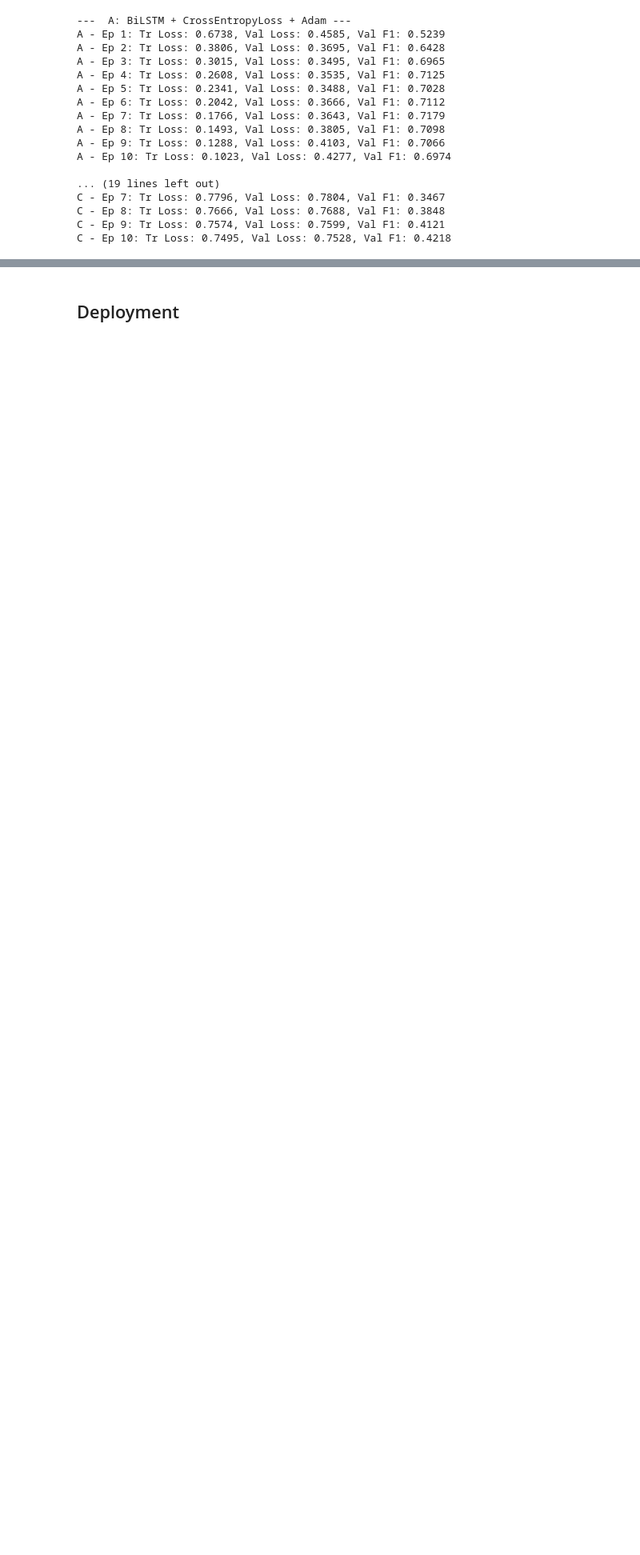
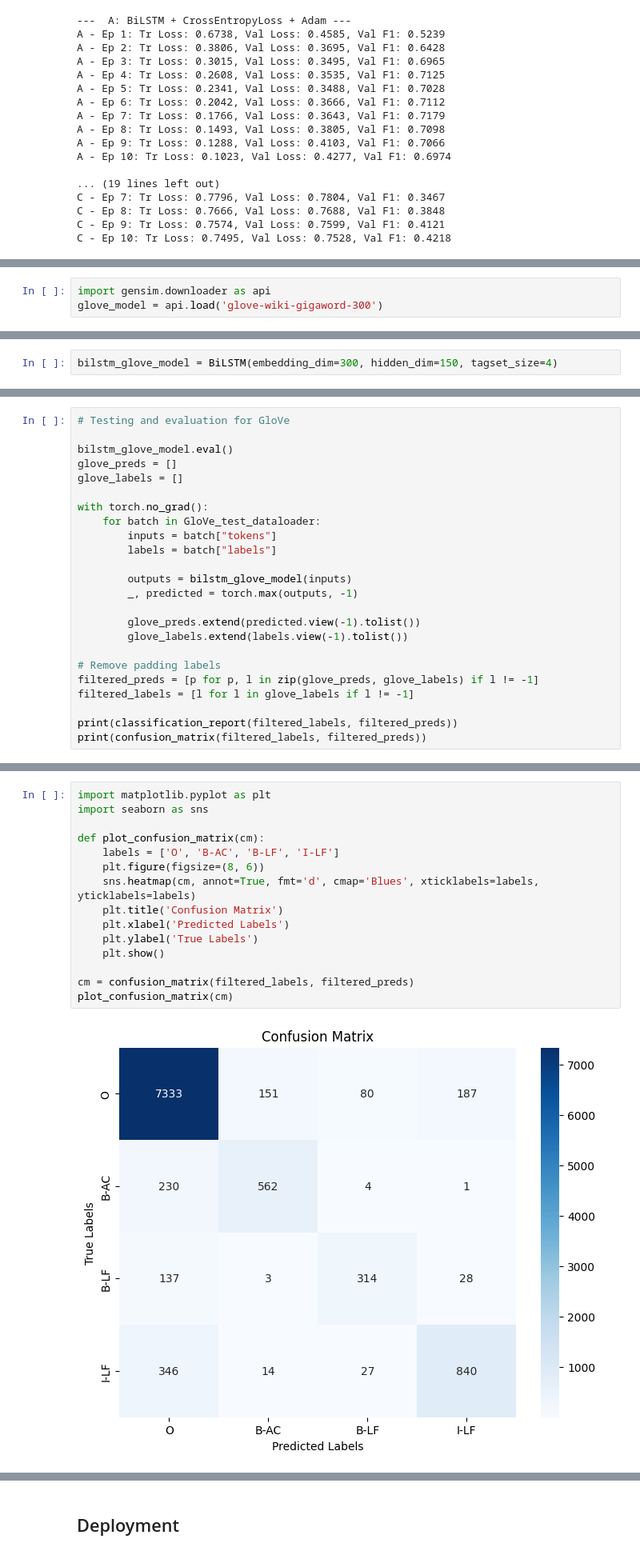
Before and after one commit to mm04625/NLP-COMM061, a Jupyter notebook: main.ipynb, the cells around one changed output, grey strips where cells are left out. Shown: that part at 80% size. Drawn from its saved outputs; the diff is of its cells as text; blank space fills up the shorter version.

```diff
--- a/main.ipynb
+++ b/main.ipynb
@@ -825,0 +1101,3 @@ weighted avg       0.66      0.31      0.37      1279
+# %%
+import gensim.downloader as api
+glove_model = api.load('glove-wiki-gigaword-300')
@@ -825,0 +1110,2 @@ weighted avg       0.66      0.31      0.37      1279
+# %%
+bilstm_glove_model = BiLSTM(embedding_dim=300, hidden_dim=150, tagset_size=4)
@@ -825,0 +1182,24 @@ weighted avg       0.66      0.31      0.37      1279
+# %%
+# Testing and evaluation for GloVe
+
+bilstm_glove_model.eval()
+glove_preds = []
+glove_labels = []
+
+with torch.no_grad():
+    for batch in GloVe_test_dataloader:
+        inputs = batch["tokens"]
+        labels = batch["labels"]
+
+        outputs = bilstm_glove_model(inputs)
+        _, predicted = torch.max(outputs, -1)
+
+        glove_preds.extend(predicted.view(-1).tolist())
+        glove_labels.extend(labels.view(-1).tolist())
+
+# Remove padding labels
+filtered_preds = [p for p, l in zip(glove_preds, glove_labels) if l != -1]
+filtered_labels = [l for l in glove_labels if l != -1]
+
+print(classification_report(filtered_labels, filtered_preds))
+print(confusion_matrix(filtered_labels, filtered_preds))
@@ -825,0 +1239,17 @@ weighted avg       0.66      0.31      0.37      1279
+# %%
+import matplotlib.pyplot as plt
+import seaborn as sns
+
+def plot_confusion_matrix(cm):
+    labels = ['O', 'B-AC', 'B-LF', 'I-LF']
+    plt.figure(figsize=(8, 6))
+    sns.heatmap(cm, annot=True, fmt='d', cmap='Blues', xticklabels=labels, yticklabels=labels)
+    plt.title('Confusion Matrix')
+    plt.xlabel('Predicted Labels')
+    plt.ylabel('True Labels')
+    plt.show()
+
+cm = confusion_matrix(filtered_labels, filtered_preds)
+plot_confusion_matrix(cm)
+# %% [output]
+[figure, added]
```
Also changed, not shown: parts of 28 cells of this notebook.
